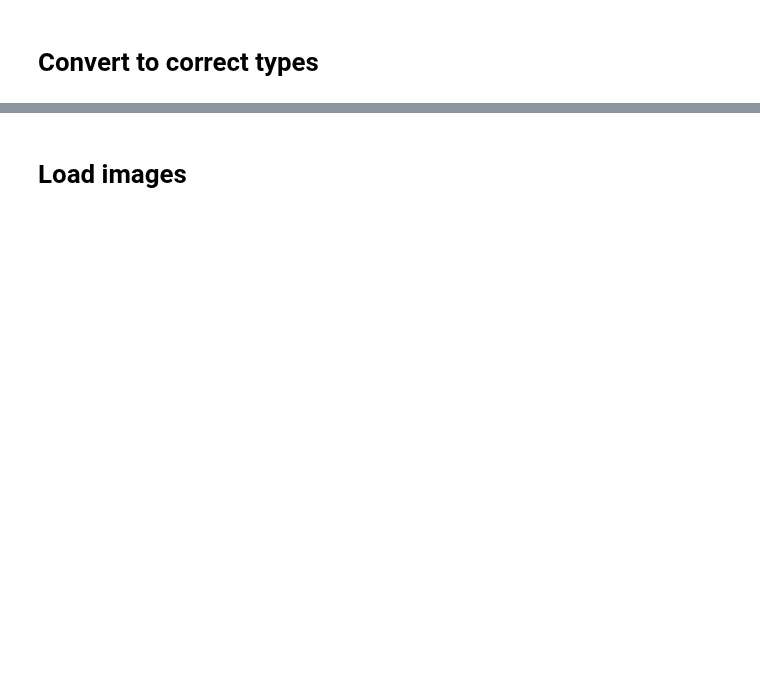
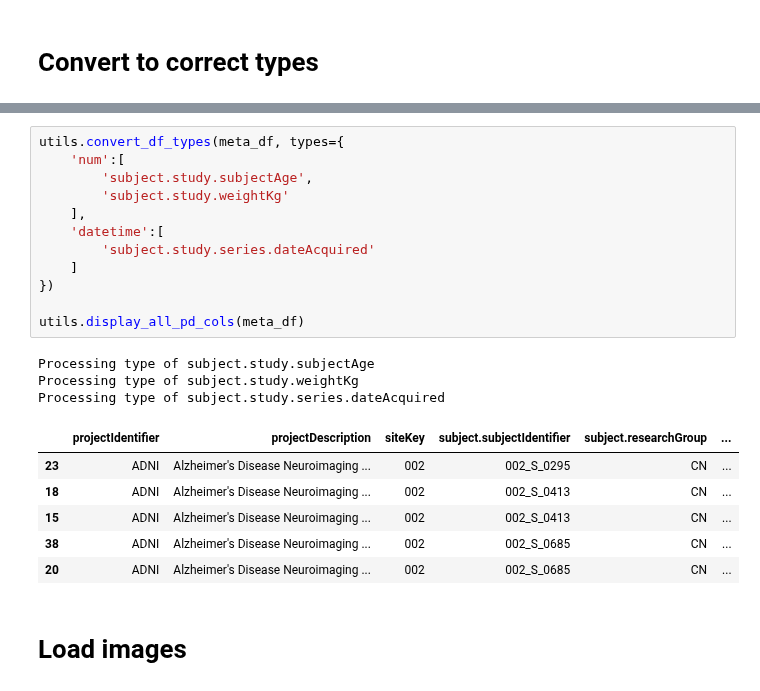
Before and after one commit to FredrikM97/Medical-ROI, a Jupyter notebook: Development/Analyse.ipynb, the cells around one changed output, grey strips where cells are left out. Cells and saved outputs as stored; diff of their text form; blank space fills up the shorter version.

```diff
--- a/Development/Analyse.ipynb
+++ b/Development/Analyse.ipynb
@@ -99,2 +43,24 @@ df['subject.study.series.dateAcquired'] = pd.to_datetime(df['subject.study.serie
+# %%
+utils.convert_df_types(meta_df, types={
+    'num':[
+        'subject.study.subjectAge',
+        'subject.study.weightKg'
+    ],
+    'datetime':[
+        'subject.study.series.dateAcquired'
+    ]
+})
+
+utils.display_all_pd_cols(meta_df)
+# %% [output]
+Processing type of subject.study.subjectAge
+Processing type of subject.study.weightKg
+Processing type of subject.study.series.dateAcquired
+|  | projectIdentifier | projectDescription | siteKey | subject.subjectIdentifier | subject.researchGroup | ... |
+| 23 | ADNI | Alzheimer's Disease Neuroimaging ... | 002 | 002_S_0295 | CN | ... |
+| 18 | ADNI | Alzheimer's Disease Neuroimaging ... | 002 | 002_S_0413 | CN | ... |
+| 15 | ADNI | Alzheimer's Disease Neuroimaging ... | 002 | 002_S_0413 | CN | ... |
+| 38 | ADNI | Alzheimer's Disease Neuroimaging ... | 002 | 002_S_0685 | CN | ... |
+| 20 | ADNI | Alzheimer's Disease Neuroimaging ... | 002 | 002_S_0685 | CN | ... |
 # %% [markdown]
 # Load images
```
Also changed, not shown: parts of 19 cells of this notebook.
